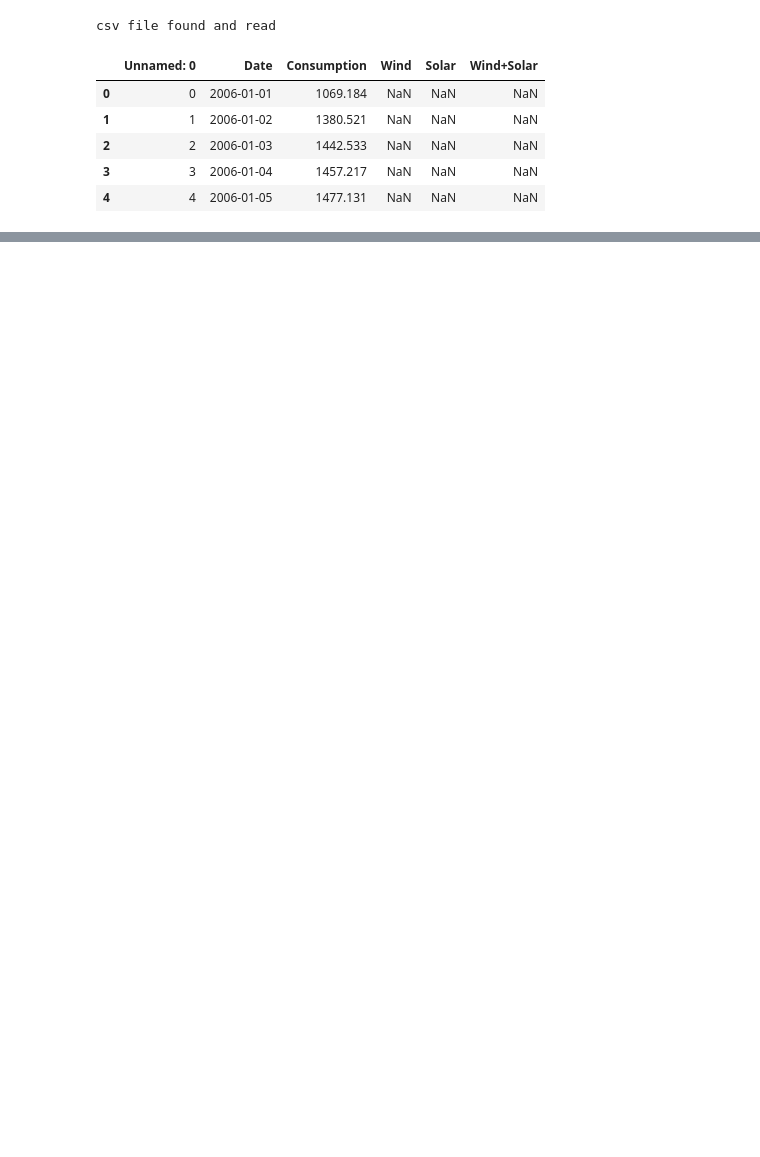
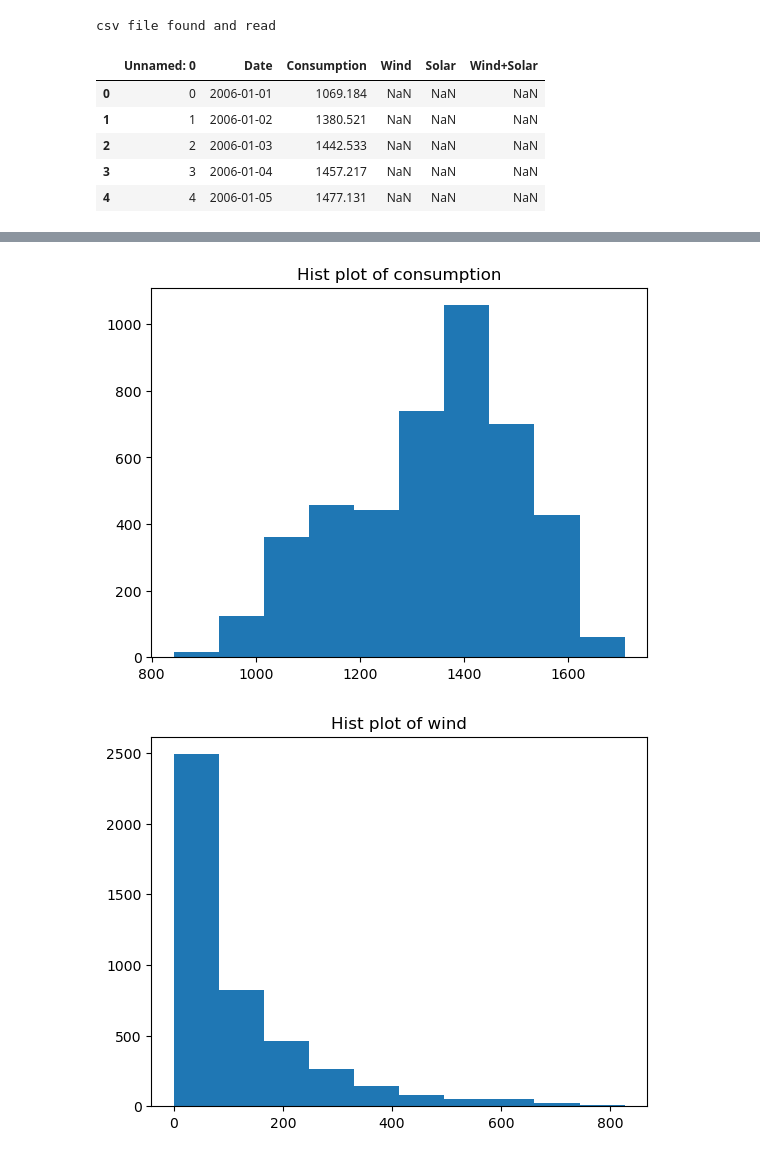
Before and after one commit to corey-hermesch/time-series-exercises, a Jupyter notebook: acquire_notebook.ipynb, the cells around one changed output, grey strips where cells are left out. Cells and saved outputs as stored; diff of their text form; code cells hidden in the pictures; blank space fills up the shorter version.

```diff
--- a/acquire_notebook.ipynb
+++ b/acquire_notebook.ipynb
@@ -293,0 +699,4 @@ csv file found and read
+# %%
+df = df.set_index('date')
+# %%
+df = df.sort_index()
@@ -293,0 +727,4 @@ csv file found and read
+# %%
+df['month'] = df.index.month_name()
+# %%
+df['year'] = df.index.year
@@ -293,0 +741,8 @@ csv file found and read
+# %%
+for col in ['consumption', 'wind', 'solar', 'wind_and_solar']:
+    plt.hist(df[col])
+    plt.title(f'Hist plot of {col}')
+    plt.show()
+# %% [output]
+[figure, added]
+[figure, added]
```
Also changed, not shown: parts of 76 cells of this notebook, 3 other files.
